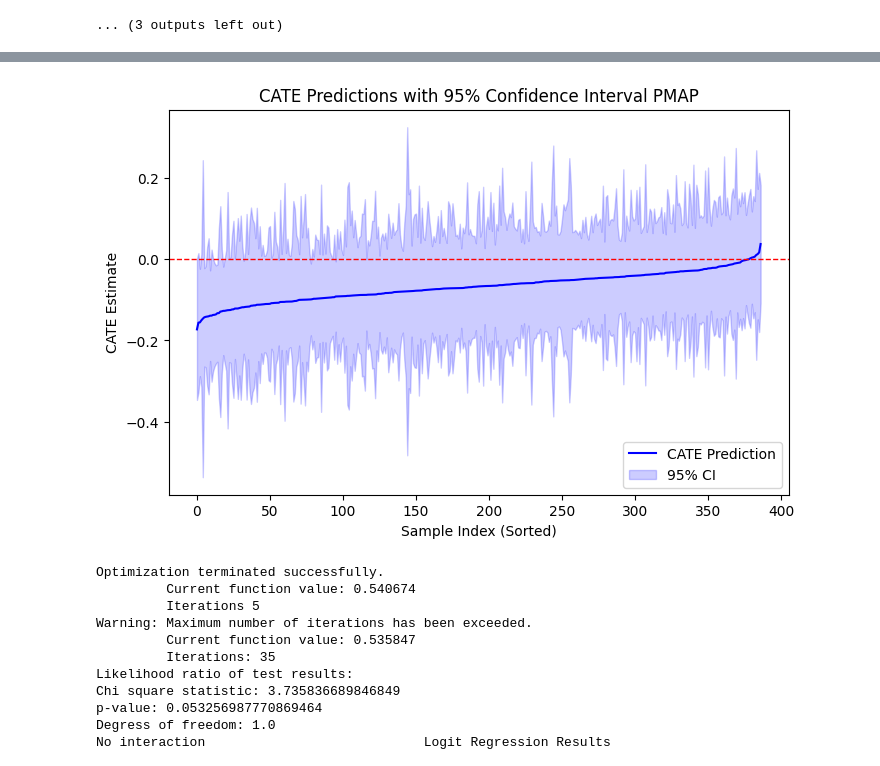
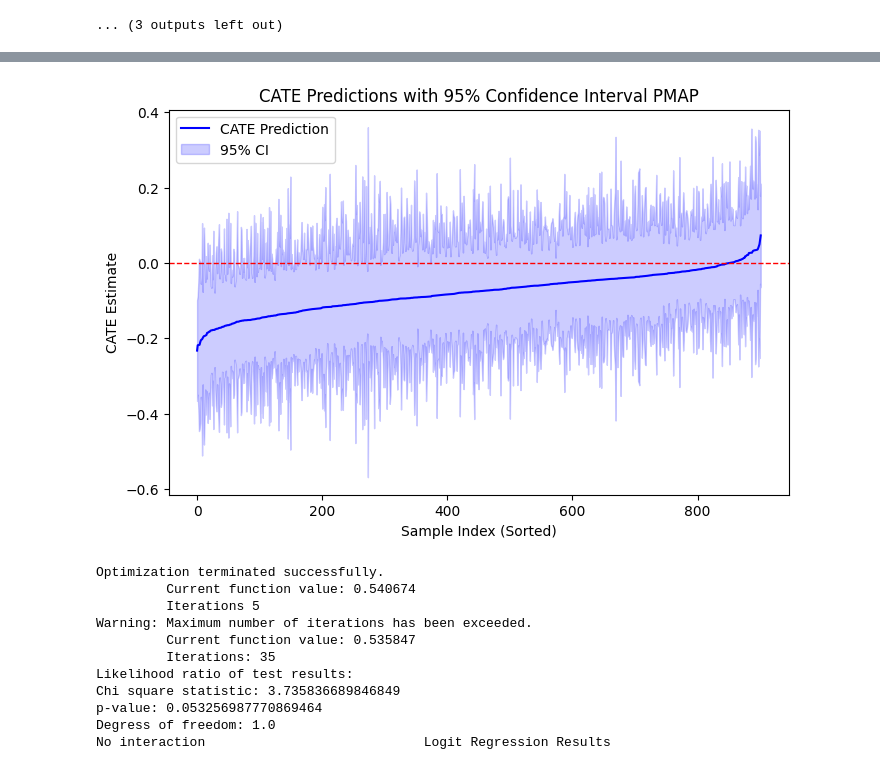
Before and after one commit to michelraskin/ttmhte, a Jupyter notebook: pmap/PMAPAnalysisDML.ipynb, the cells around one changed output, grey strips where cells are left out. Saved outputs shown, nothing was run; the diff lists cells and outputs as text; code cells hidden in the pictures.

```diff
--- a/pmap/PMAPAnalysisDML.ipynb
+++ b/pmap/PMAPAnalysisDML.ipynb
@@ -110,13 +110,10 @@ columns = [
     "lab_first_aptt",
 
     'hypothermia',
-     'flo_r_an_red_screen_monitor_AFib',
- 'flo_r_ed_vitals_assessment_timer_Afib',
- 'flo_r_an_red_screen_monitor_Atrial fibrillation',
- 'flo_r_ed_jhh_plan_of_care_notes_V-Fib',
- 'flo_r_ed_vitals_assessment_timer_V-fib/aystole',
- 'flo_r_jhm_ip_rt_i:e_2_VFib followed by Asystole',
- 'flo_r_ems_ambulance_number_/_epcr_Ventricular fibrillation',
+     'asystole',
+     'pea',
+     'cardiopulmonary arrest w/ resuscitation',
+     'VF'
 ]
 # %%
 [x for x in myPredictorsDf.columns if 'fib' in x.lower()]
@@ -765,9 +762,9 @@ import matplotlib.pyplot as plt
 import numpy as np
 
 # Compute CATE prediction intervals
-CATE_pred = causal_forest.effect(myNewXTest)
+CATE_pred = causal_forest.effect(myNewXTrain)
 
-cate_lower, cate_upper = causal_forest.effect_interval(myNewXTest, alpha=0.05)
+cate_lower, cate_upper = causal_forest.effect_interval(myNewXTrain, alpha=0.05)
 
 # Ensure arrays are 1D NumPy arrays
 CATE_pred = np.array(CATE_pred).flatten()
@@ -803,14 +800,14 @@ plt.show()
 [Parallel(n_jobs=64)]: Done  75 out of 100 | elapsed:    0.0s remaining:    0.0s
 [Parallel(n_jobs=64)]: Done 100 out of 100 | elapsed:    0.0s finished
 [Parallel(n_jobs=64)]: Using backend ThreadingBackend with 64 concurrent workers.
 [Parallel(n_jobs=64)]: Done  24 out of 100 | elapsed:    0.0s remaining:    0.0s
 [Parallel(n_jobs=64)]: Done  75 out of 100 | elapsed:    0.0s remaining:    0.0s
 [Parallel(n_jobs=64)]: Done 100 out of 100 | elapsed:    0.0s finished
 [Parallel(n_jobs=25)]: Using backend ThreadingBackend with 25 concurrent workers.
 [Parallel(n_jobs=25)]: Done   2 out of  25 | elapsed:    0.0s remaining:    0.2s
 [Parallel(n_jobs=25)]: Done  15 out of  25 | elapsed:    0.0s remaining:    0.0s
 [Parallel(n_jobs=25)]: Done  25 out of  25 | elapsed:    0.0s finished
-[figure, old version]
+[figure, new version]
 # %%
 # myNewXTest = myPipeline.transform(X_test_no_group)
 CATE_pred = causal_forest.effect(myNewXTest)
```
Also changed, not shown: parts of 3 cells of this notebook, 3 other files.
